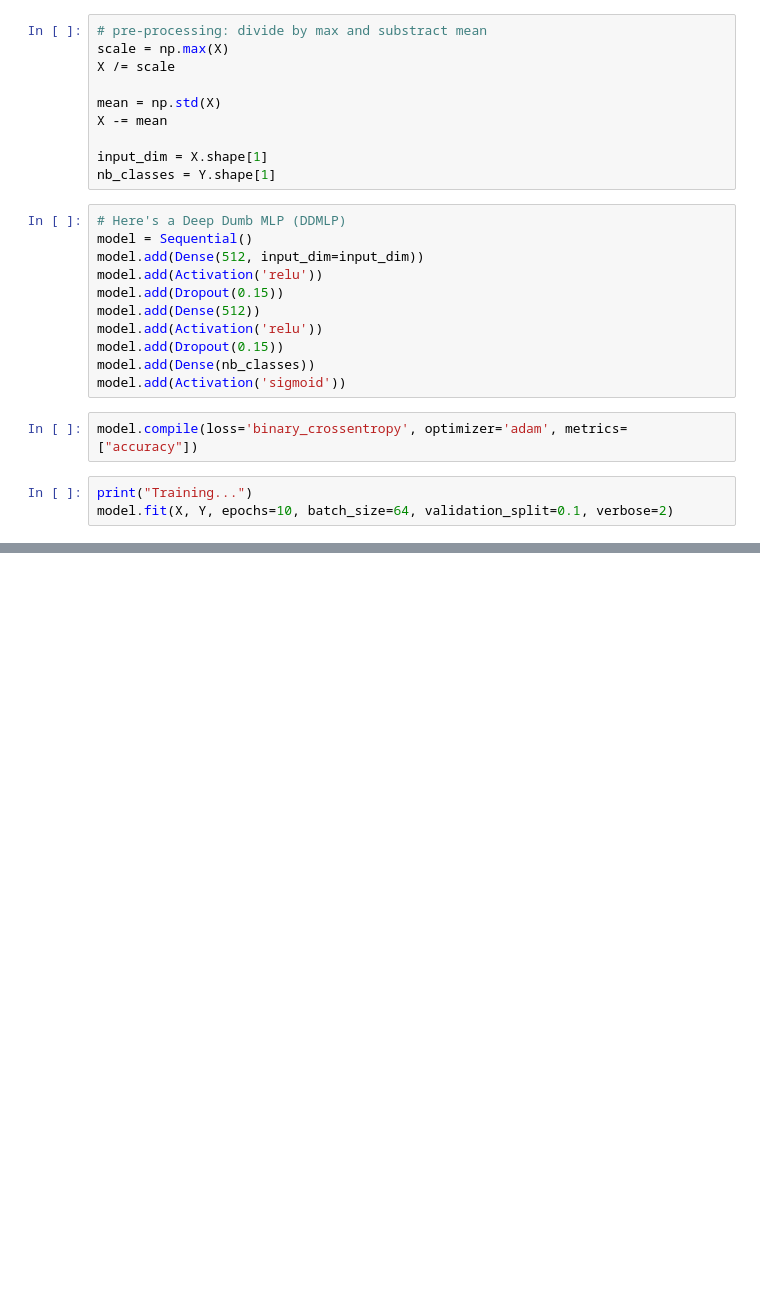
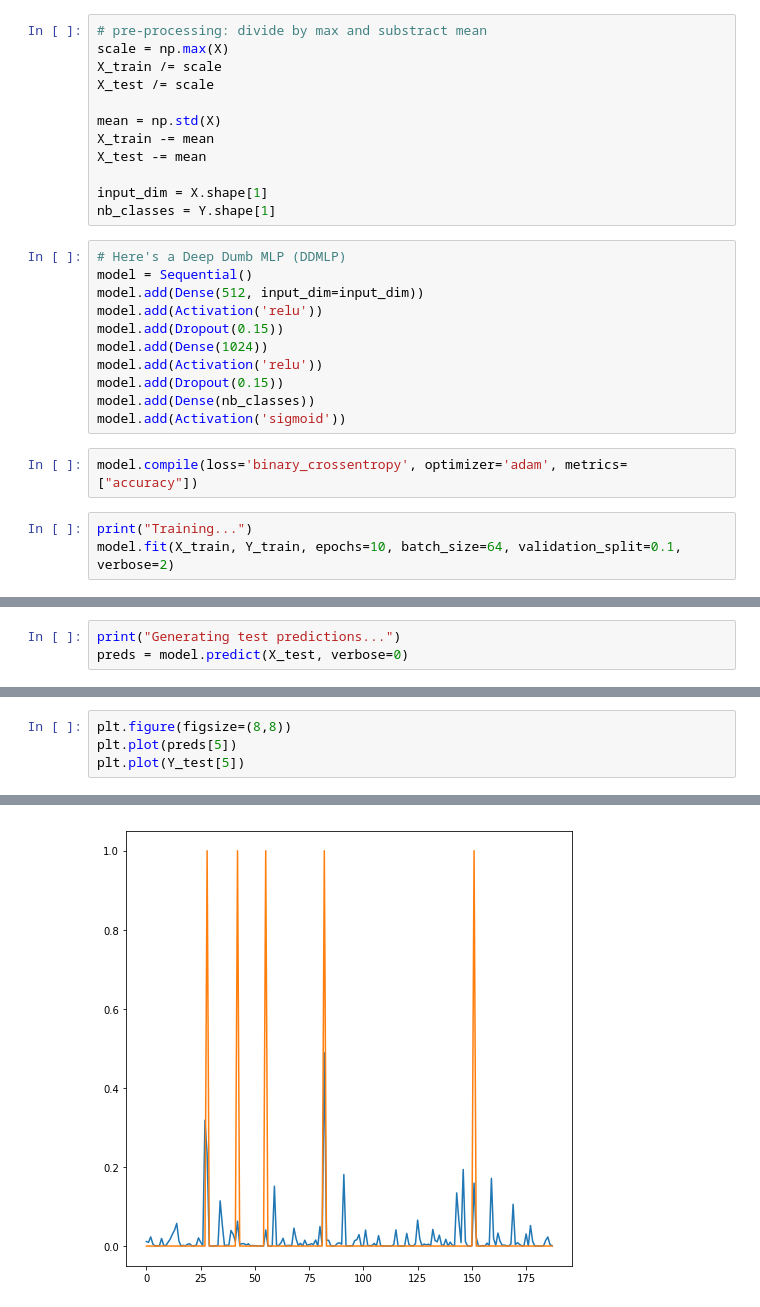
Before and after one commit to icehoney/Musaic, a Jupyter notebook: notes/Model Training.ipynb, the cells around one changed output, grey strips where cells are left out. Cells and saved outputs as stored; diff of their text form; blank space fills up the shorter version.

Commit message:
Added a training and test set

```diff
--- a/notes/Model Training.ipynb
+++ b/notes/Model Training.ipynb
@@ -13,10 +19,12 @@ Y = np.load("../data/Y.npy")
 # %%
 # pre-processing: divide by max and substract mean
 scale = np.max(X)
-X /= scale
+X_train /= scale
+X_test /= scale
 
 mean = np.std(X)
-X -= mean
+X_train -= mean
+X_test -= mean
 
 input_dim = X.shape[1]
 nb_classes = Y.shape[1]
@@ -26,7 +34,7 @@ model = Sequential()
 model.add(Dense(512, input_dim=input_dim))
 model.add(Activation('relu'))
 model.add(Dropout(0.15))
-model.add(Dense(512))
+model.add(Dense(1024))
 model.add(Activation('relu'))
 model.add(Dropout(0.15))
 model.add(Dense(nb_classes))
@@ -35,6 +43,6 @@ model.add(Activation('sigmoid'))
 model.compile(loss='binary_crossentropy', optimizer='adam', metrics=["accuracy"])
 # %%
 print("Training...")
-model.fit(X, Y, epochs=10, batch_size=64, validation_split=0.1, verbose=2)
+model.fit(X_train, Y_train, epochs=10, batch_size=64, validation_split=0.1, verbose=2)
 # %% [output]
 Training...
@@ -57 +65,4 @@ Epoch 10/10
 <keras.callbacks.History at 0x...>
+# %%
+print("Generating test predictions...")
+preds = model.predict(X_test, verbose=0)
@@ -57,0 +71,5 @@ Epoch 10/10
+# %%
+plt.figure(figsize=(8,8))
+plt.plot(preds[5])
+plt.plot(Y_test[5])
+# %% [output]
@@ -57,0 +77 @@ Epoch 10/10
+[figure, added]
```
Also changed, not shown: parts of 5 cells of this notebook.
